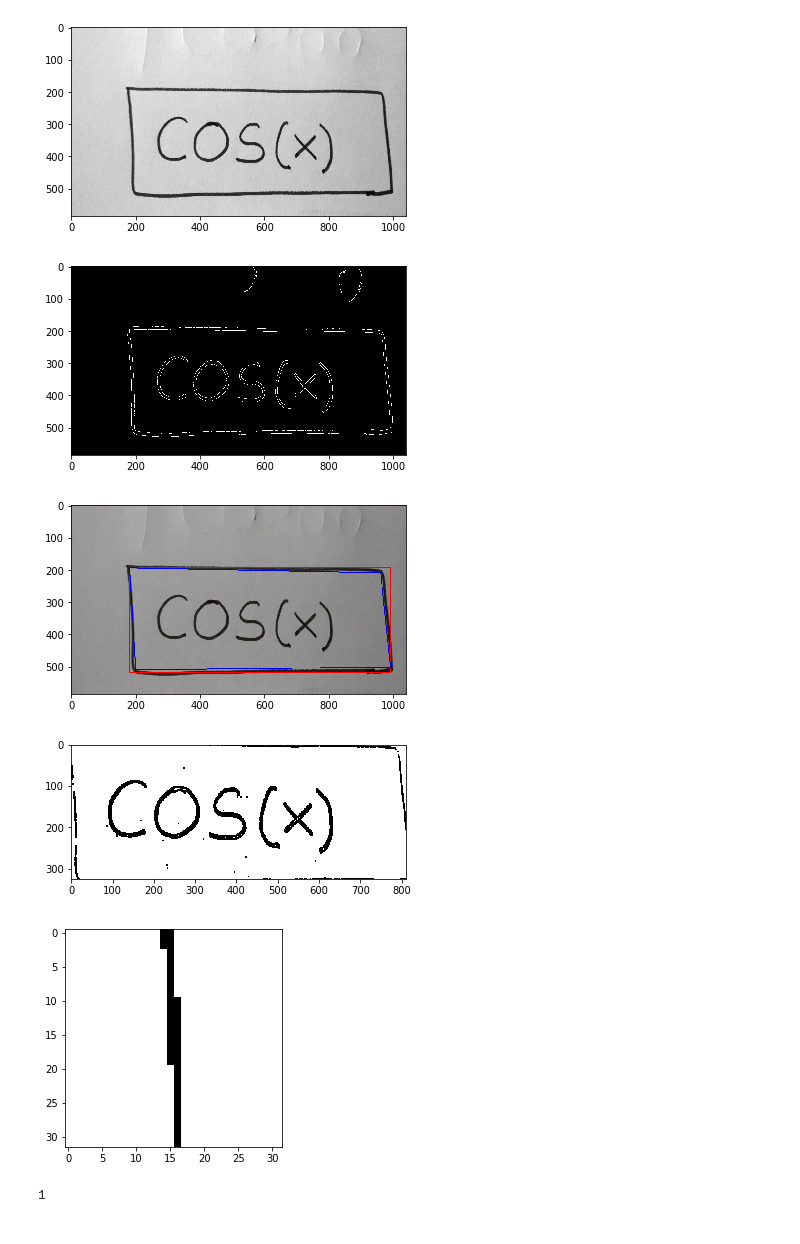
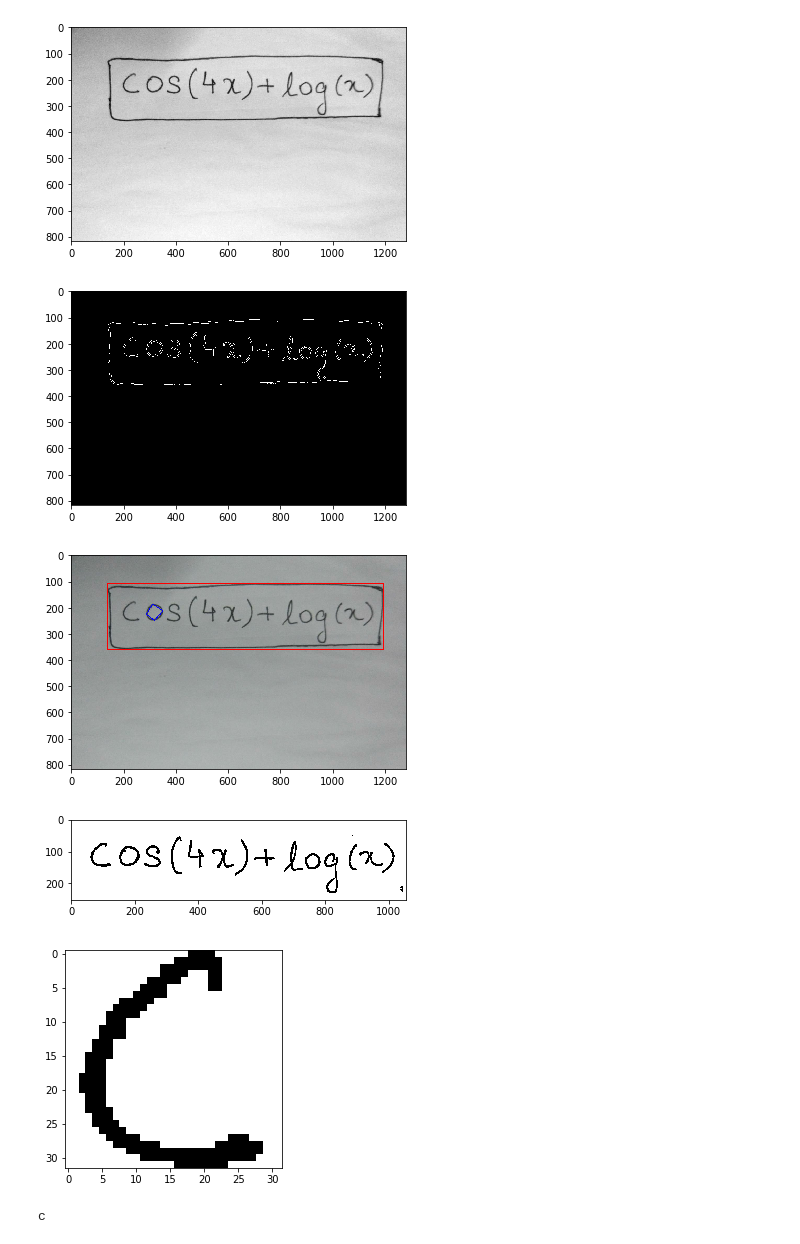
Before and after one commit to mohityadav23/Hand-Writing-Expression-Integral, a Jupyter notebook: OCR.ipynb, the cells around one changed output. Saved outputs shown, nothing was run; the diff lists cells and outputs as text; code cells hidden in the pictures.

```diff
--- a/OCR.ipynb
+++ b/OCR.ipynb
@@ -10,5 +8,5 @@ Using TensorFlow backend.
 # %%
-def extractText(path='./Samples/5.jpeg'):
+def extractText(path='./Samples/6.jpeg'):
     image = cv2.imread(path)
     orig = image.copy()
     gray = cv2.cvtColor(image, cv2.COLOR_BGR2GRAY)
@@ -24,7 +22,7 @@ def extractText(path='./Samples/5.jpeg'):
     plt.imshow(edged, cmap='gray')
     plt.show()
 
-    img, contours, hierarchy = cv2.findContours(edged, cv2.RETR_LIST, cv2.CHAIN_APPROX_NONE)
+    contours, hierarchy = cv2.findContours(edged, cv2.RETR_LIST, cv2.CHAIN_APPROX_NONE)
     contours = sorted(contours, key=cv2.contourArea, reverse=True)
 
     x,y,w,h = cv2.boundingRect(contours[0])
@@ -47,7 +45,7 @@ def extractText(path='./Samples/5.jpeg'):
     return gray[y:y+h, x:x+w]
 # %%
 def processText(function):
-    img, contours, hierarchy = cv2.findContours(function, cv2.RETR_LIST, cv2.CHAIN_APPROX_NONE)
+    contours, hierarchy = cv2.findContours(function, cv2.RETR_LIST, cv2.CHAIN_APPROX_NONE)
     contours = sorted(contours, key=cv2.contourArea, reverse=True)
     cv2.drawContours(function, [contours[0]], 0, (255), 10)
 
@@ -128,7 +126,7 @@ def extractCharacters(function):
     return CHARACTERS
 # %%
 def extractCharactersNew(function):
-    img, contours, hierarchy = cv2.findContours(function, cv2.RETR_LIST, cv2.CHAIN_APPROX_NONE)
+    contours, hierarchy = cv2.findContours(function, cv2.RETR_LIST, cv2.CHAIN_APPROX_NONE)
     contours = sorted(contours, key=cv2.contourArea, reverse=True)
 
     contours = contours[1:]
@@ -168,7 +166,7 @@ def extractCharactersNew(function):
                             h = hh+yy-y
                             plt.imshow(function[y:y+h, x:x+w], cmap='gray')
                             plt.show()
-                            print 'complete figure'
+                            print ('complete figure')
 
                         break
 
@@ -187,11 +185,11 @@ def extractCharactersNew(function):
 
         if w<h:
             normalized_char = np.ones((h, h), dtype='uint8')
-            start = (h-w)/2
+            start = (h-w)//2
             normalized_char[:, start:start+w] = char
         else:
             normalized_char = np.ones((w, w), dtype='uint8')
-            start = (w-h)/2
+            start = (w-h)//2
             normalized_char[start:start+h, :] = char
 
         normalized_char = cv2.resize(normalized_char, (32,32))
@@ -246,15 +244,15 @@ def recogniseText(characters):
 
     return string
 # %%
-text = extractText('./Samples/2.jpeg')
+text = extractText('./Samples/9.jpeg')
 text = processText(text)
 characters = extractCharactersNew(text)
 string = recogniseText(characters)
-print string
+print (string)
 # %% [output]
-[figure, old version]
+[figure, new version]
-[figure, old version]
+[figure, new version]
-[figure, old version]
+[figure, new version]
-[figure, old version]
+[figure, new version]
-[figure, old version]
+[figure, new version]
-1
+c
```
Also changed, not shown: parts of 4 cells of this notebook.
